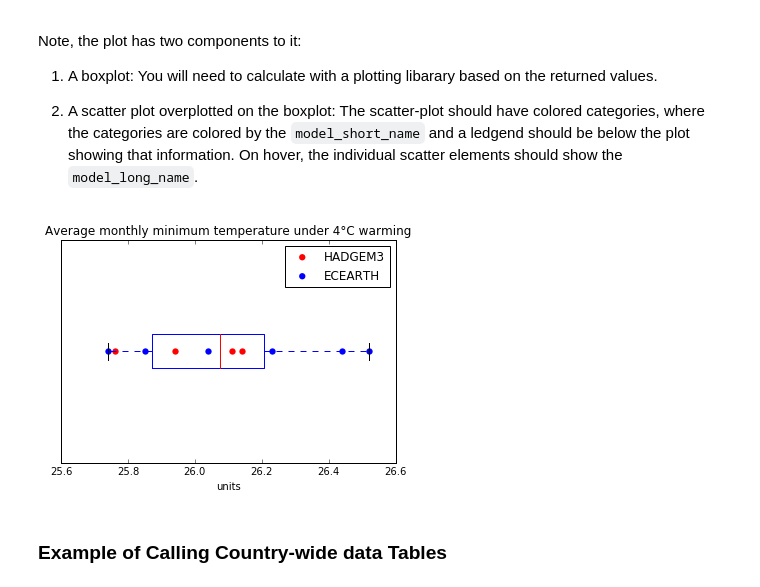
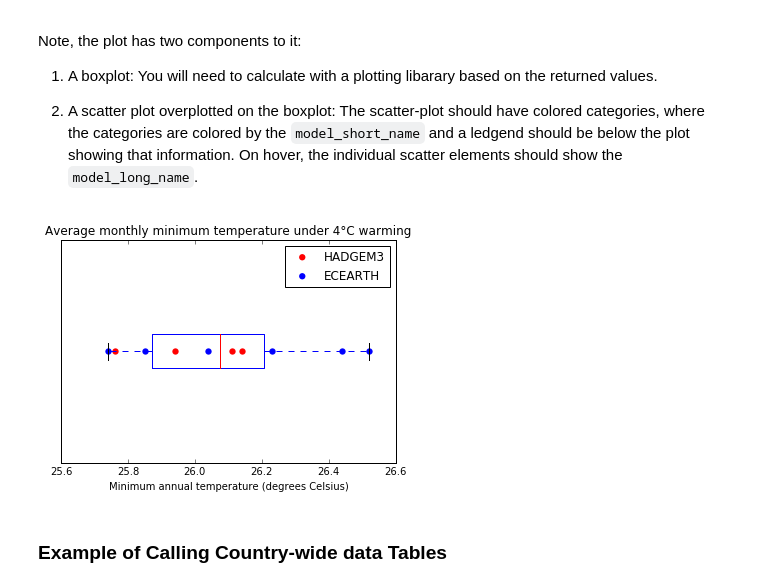
Before and after one commit to Vizzuality/helix-scope-data, a Jupyter notebook: work/backend_examples.ipynb, the cells around one changed output. Cells and saved outputs as stored; diff of their text form; code cells hidden in the pictures.

Commit message:
added figure label mappings

```diff
--- a/work/backend_examples.ipynb
+++ b/work/backend_examples.ipynb
@@ -212,6 +246,43 @@ swl_json = {'1.5':'1.5°C warming',
  '2':'2°C warming',
  '4':'4°C warming',
  '6':'6°C warming'}
+
+
+fig_labeles_json =  {
+    'Maize_Irrigation_avoided_perc_change':'Yield change avoided by irrigation (%)',
+    'Maize_yield_perc_change':'Yield change (%)',
+    'Rice_Irrigation_avoided_perc_change':'Yield change avoided by irrigation (%)',
+    'Rice_yield_perc_change':'Yield change (%)',
+    'Soybeans_Irrigation_avoided_perc_change':'Yield change avoided by irrigation (%)',
+    'Soybeans_yield_perc_change':'Yield change (%)',
+    'Wheat_Irrigation_avoided_perc_change':'Yield change avoided by irrigation (%)',
+    'Wheat_yield_perc_change':'Yield change (%)',
+    'amphibianobiodiversity':'Change in species richness (%)',
+    'amphibiarealbiodiversity':'Change in species richness (%)',
+    'birdnobiodiversity':'Change in species richness (%)',
+    'birdrealbiodiversity':'Change in species richness (%)',
+    'cSoil':"Soil carbon content (kg m-2)",
+    'cVeg':'Vegetation biomass (kg m-2)',
+    'evap':'Evapotranspiration (kg m-2 yr-1)',
+    'gpp':'Gross Primary Productivity (gC m-2 yr-1)',
+    'mammalnobiodiversity':'Change in species richness (%)',
+    'mammalrealbiodiversity':'Change in species richness (%)',
+    'nbp':'Net Biome productivity (gC m-2 yr-1)',
+    'perc_change_low_roff':'Change in runoff (%)',
+    'perc_change_roff':'Change in runoff (%)',
+    'pr':'Precipitation (mm)',
+    'reptilenobiodiversity':'Change in species richness (%)',
+    'reptilerealbiodiversity':'Change in species richness (%)',
+    'river_floods_ExpDam':'Spending change on annual river flood damage (by value of Euro in 2010)',
+    'river_floods_PopAff':'Change in number people affected annually by river flooding (counts)',
+    'time_perc_change_SPI48':'Change in time under long-term drought conditions (%)',
+    'time_perc_change_SPI6':'Change in duration of short-term drought (%)',
+    'time_perc_change_SRI48':'Change in duration of long-term drought (%)',
+    'time_perc_change_SRI6':'Change in duration of short-term drought (%)',
+    'tn':'Minimum annual temperature (degrees Celsius)',
+    'ts':"Mean annual temperature (degrees Celsius)",
+    'tx':'Maximum annual temperature (degrees Celsius)',
+}
 # %% [markdown]
 ### Generate Choropleths
 
@@ -402,35 +473,35 @@ data = []
 individual_point_labels = []
 categories = []
 for row in d.get('rows'):
     data.append(row.get('value', None))
     individual_point_labels.append(row.get('model_long_name'))
     categories.append(row.get('model_short_name'))
 
 data = np.array(data)
 categories = np.array(categories)
 individual_point_labels = np.array(individual_point_labels)
 
 unique_categories = set(categories) # get unique categories which will be colored differently
 colors = ['red','blue','green','orange']
 color_setter = {}
 for n, unique in enumerate(unique_categories):
     color_setter[unique] = colors[n]
 
 
 
 plt.boxplot(data, 0, '', 0 )
 for unique in unique_categories:
     tmp_data = [dat for dat, category in zip(data, categories) if category == unique]
     plt.scatter(tmp_data,
                 [1]*len(tmp_data), c=color_setter[unique],
                 marker='o', lw=0, s=40.0, label=unique)
 plt.yticks([])
 plt.title(popup_title)
-plt.xlabel("units")
+plt.xlabel(fig_labeles_json[var_name])
 plt.legend(loc=0, scatterpoints = 1)
 plt.show()
 # %% [output]
-[figure, old version]
+[figure, new version]
 # %%
 dynamic_sentence
 # %%
```
Also changed, not shown: parts of 1 cell of this notebook, 1 other file.
